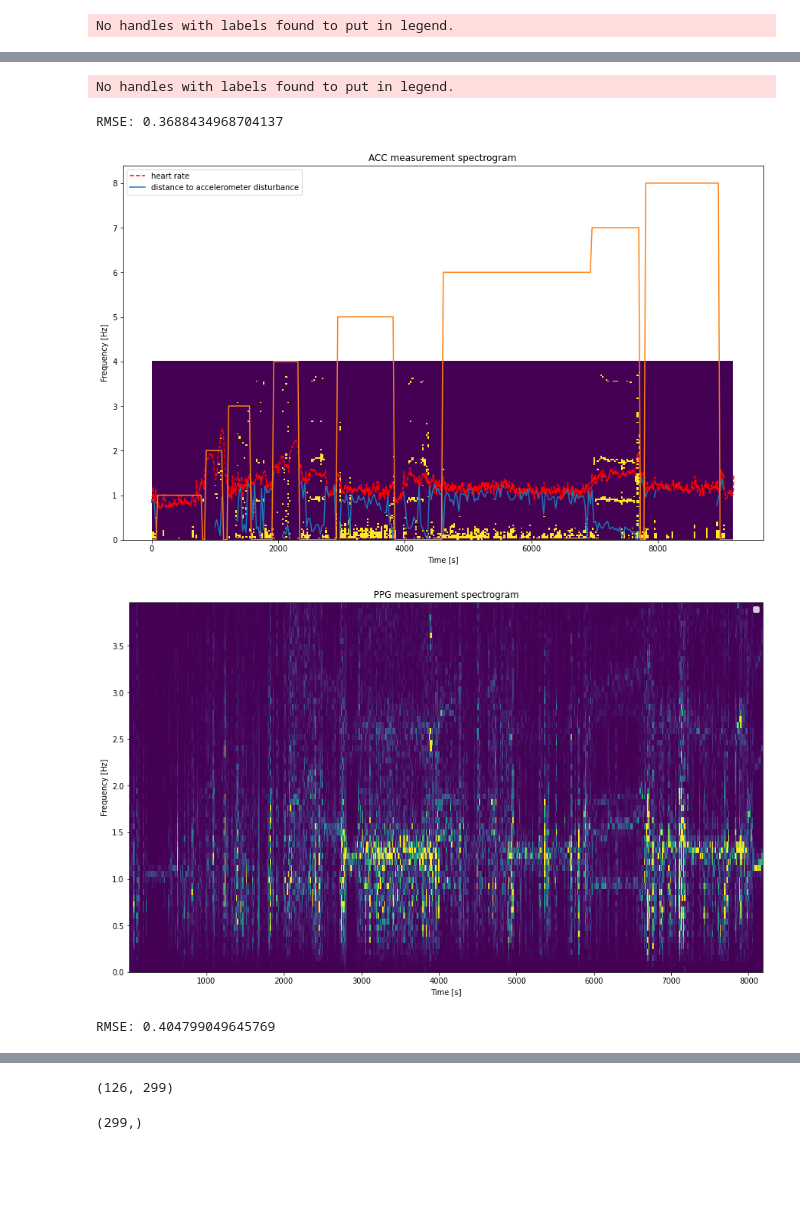
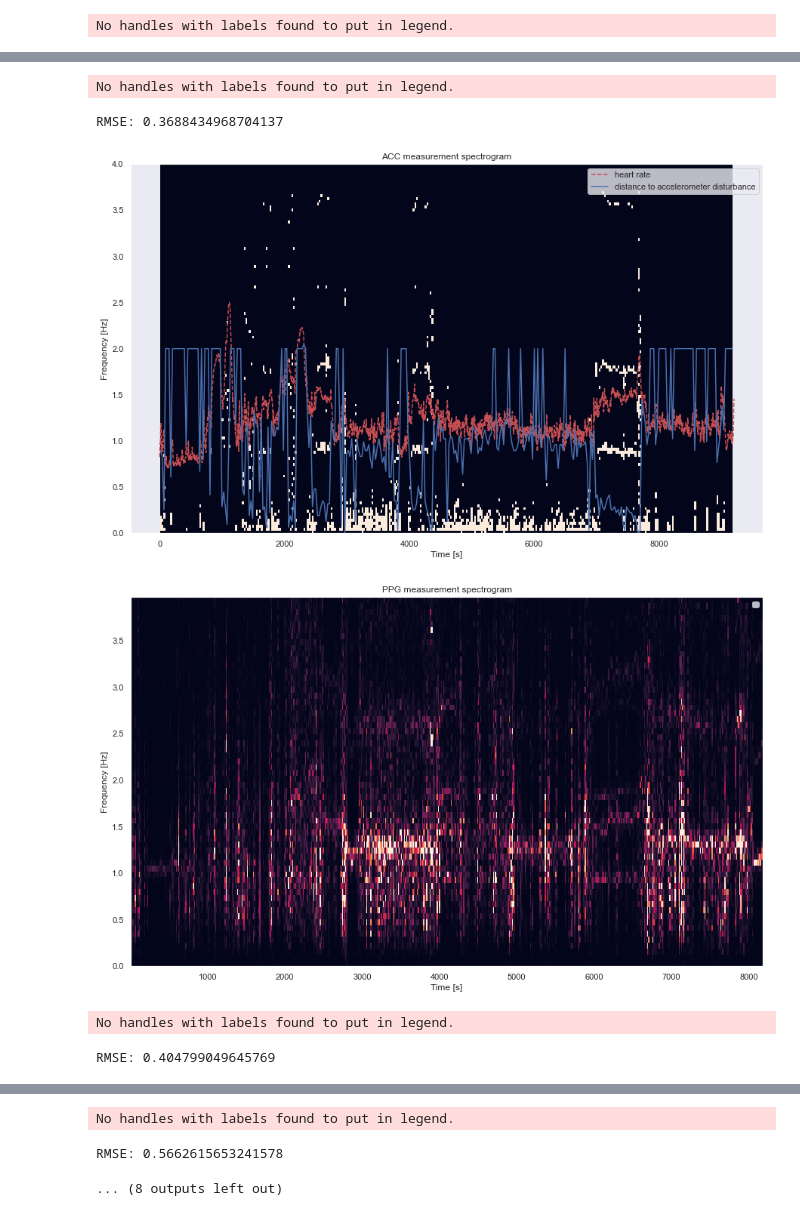
Before and after one commit to pennfranc/adm-ppg-analysis, a Jupyter notebook: data_analysis.ipynb, the cells around one changed output, grey strips where cells are left out. Drawn from its saved outputs; the diff is of its cells as text; code cells hidden in the pictures; blank space fills up the shorter version.

Commit message:
added first distance analysis

```diff
--- a/data_analysis.ipynb
+++ b/data_analysis.ipynb
@@ -4,12 +4,16 @@ import numpy as np
 import pandas as pd
 import matplotlib.pyplot as plt
 from scipy import signal, interpolate
+import seaborn as sns
 from sklearn.metrics import r2_score, mean_squared_error
 
 from data_loader import load_pickle, unpack_data
+sns.set()
+
+N_SUBJECTS = 5
 # %%
 datasets = []
-for i in range(1, 3):
+for i in range(1, N_SUBJECTS + 1):
     datasets.append(load_pickle(i))
 # %%
 def compute_distances(Sxx, f_acc, hr, default_val):
@@ -35,12 +39,15 @@ def compute_distances(Sxx, f_acc, hr, default_val):
     return np.array(distances)
 # %%
 acc_threshold_percentile = 97
-distances_default_value = np.nan
+distances_default_value = 2
 
 fs_ppg = 64
 fs_acc = 32
 nperseg_ppg = 1000
 noverlap = None
+
+distances_list = []
+activity_list = []
 
 for dataset in datasets:
 
@@ -97,10 +104,10 @@ for dataset in datasets:
     plt.plot(t_acc, distances, label='distance to accelerometer disturbance')
     plt.legend()
 
-    ### plot activity
+    ### save relevant data
     activity_subsample = activity[(t_acc * 4).astype(int)]
-    plt.plot(t_acc, activity_subsample)
-
+    distances_list.append(distances)
+    activity_list.append(activity_subsample)
 
     print('RMSE:', math.sqrt(mean_squared_error(hr_interpolation(t_ppg), ppg_estimate)))
 # %% [output]
@@ -109,5 +116,6 @@ No handles with labels found to put in legend.
 No handles with labels found to put in legend.
 RMSE: 0.3688434968704137
-[figure, old version]
+[figure, new version]
-[figure, old version]
+[figure, new version]
-RMSE: 0.404799049645769
+No handles with labels found to put in legend.
+RMSE: 0.404799049645769
@@ -115,8 +124,3 @@ RMSE: 0.404799049645769
+No handles with labels found to put in legend.
+RMSE: 0.5662615653241578
+... (8 outputs left out)
-# %%
-Sxx_acc.shape
-# %% [output]
-(126, 299)
-# %%
-activity[(t_acc * 4).astype(int)].shape
-# %% [output]
-(299,)
```
Also changed, not shown: parts of 4 cells of this notebook.
